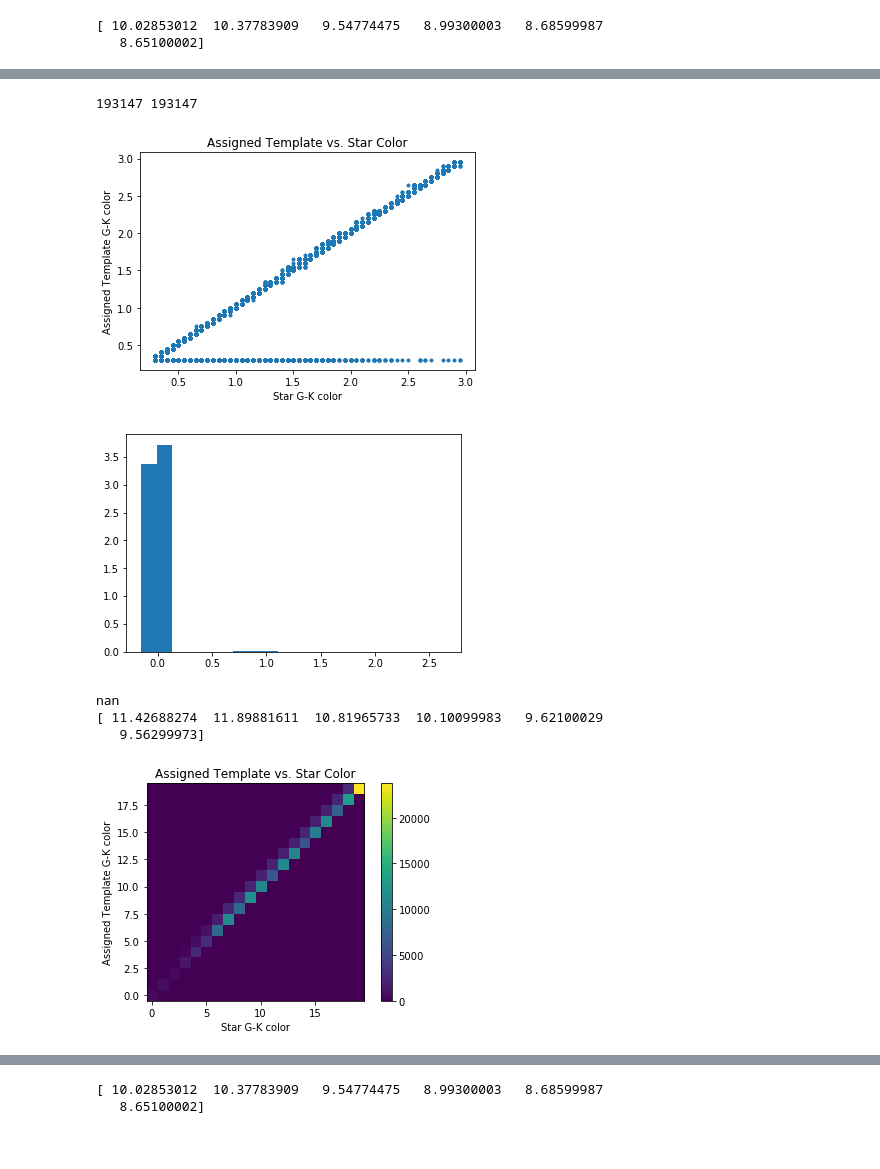
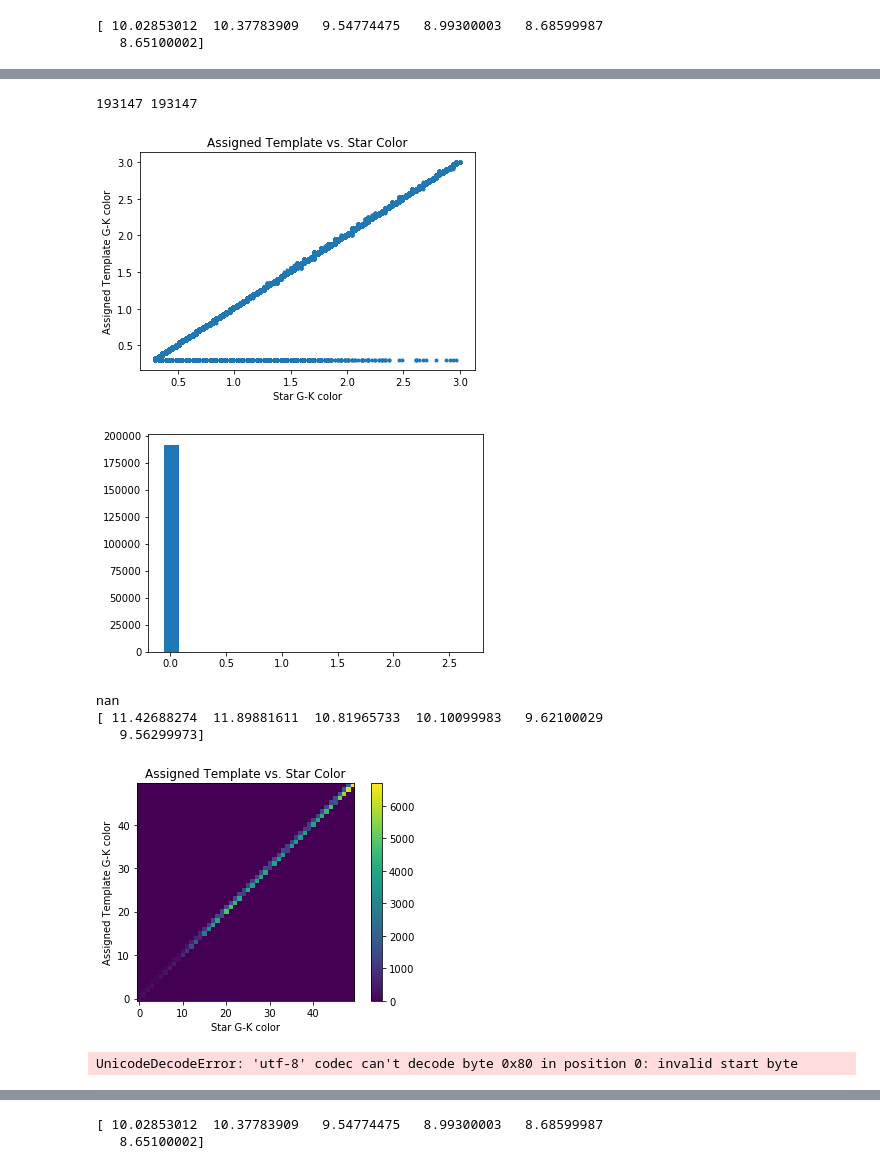
Before and after one commit to leemundy/GAIA, a Jupyter notebook: Work-Areas/khall/notebook/Data/StarFitting.ipynb, the cells around one changed output, grey strips where cells are left out. Cells and saved outputs as stored; diff of their text form; code cells hidden in the pictures.

```diff
--- a/Work-Areas/khall/notebook/Data/StarFitting.ipynb
+++ b/Work-Areas/khall/notebook/Data/StarFitting.ipynb
@@ -402,7 +401,7 @@ new_Jmag = np.array(new_Jmag)
 new_Hmag = np.array(new_Hmag)
 new_Kmag = np.array(new_Kmag)
 
-colors = np.arange(0.3,3,0.05) # EDIT THIS TO USE DESIRED NUMBER OF COLORS
+colors = np.arange(0.3,3,0.07) # EDIT THIS TO USE DESIRED NUMBER OF COLORS
 #color = ColorClassification(new_Gmag,new_Kmag,colors)
 color = ColorClassification(Gmag,Kmag,colors)
 
@@ -496,18 +498,0 @@ print(fit)
-# %%
-wvl2 = [354,420,477,623,677,763,913,1250,1650,2170]
-y = color_mags[9,:][~np.isnan(color_mags[9,:])]
-new_wvl2 = []
-for i in range(len(color_mags[3])):
-    if(str(color_mags[2,i]) != 'nan'):
-        new_wvl2.append(wvl2[i])
-x = new_wvl2
-
-starBands = np.array(starBands)
-new_wvl2 = np.array(new_wvl2)
-plt.plot(x,y,color='black')
-plt.plot(x,new_starBands)
-plt.show()
-
-
-print(Gmag[5]-Kmag[5])
-print(colors[6])
@@ -518,14 +498,0 @@ print(colors[6])
-# %%
-wvl2 = [354,420,477,623,677,763,913,1250,1650,2170]
-y = color_mags[7,:][~np.isnan(color_mags[7,:])]
-new_wvl2 = []
-for i in range(len(color_mags[6])):
-    if(str(color_mags[6,i]) != 'nan'):
-        new_wvl2.append(wvl2[i])
-x = new_wvl2
-
-starBands = np.array(starBands)
-new_wvl2 = np.array(new_wvl2)
-plt.plot(x,y)
-plt.plot(x,new_starBands)
-plt.show()
@@ -548,6 +513,7 @@ print(all_starBands[0])
 # %%
 star_bin_vals = []
 temp_bin_vals = []
+red_Chi2_vals = []
 
 for i in range(len(all_starBands)):
 
@@ -555,9 +521,9 @@ for i in range(len(all_starBands)):
     starBands = starBands[~np.isnan(starBands)]
     if(len(starBands) == len(all_starBands[0])):
         #starBands = np.array(starBands)
-        fit, new_starBand = StarFitting(starBands,color_mags,color_std)
+        fit, new_starBand, red_Chi2 = StarFitting(starBands,color_mags,color_std)
         temp_bin_vals.append(colors[fit])
-
+        red_Chi2_vals.append(red_Chi2)
         diff_vals = []
         for j in range(len(colors)):
             diff = abs(colors[j] - new_starBand[4])
@@ -571,37 +847,52 @@ for i in range(len(all_starBands)):
 # %%
 print(len(star_bin_vals),len(temp_bin_vals))
 
 star_bin_vals = np.array(star_bin_vals)
 temp_bin_vals = np.array(temp_bin_vals)
 plt.plot(star_bin_vals,temp_bin_vals,'.')
 plt.title('Assigned Template vs. Star Color')
 plt.xlabel('Star G-K color')
 plt.ylabel('Assigned Template G-K color')
 plt.show()
 
+
+
 difference = star_bin_vals-temp_bin_vals
 
-plt.hist(difference,20,normed=True)
+bins_05 = plt.hist(difference,20)
 plt.show()
 
 print(Gmag[5704] - Kmag[5704])
 print(all_starBands[5705])
 
-heatmap, xedges, yedges = np.histogram2d(star_bin_vals, temp_bin_vals, bins=20)
+heatmap, xedges, yedges = np.histogram2d(star_bin_vals, temp_bin_vals, bins=50)
 plt.imshow(heatmap.T, origin='lower')
 plt.title('Assigned Template vs. Star Color')
 plt.xlabel('Star G-K color')
 plt.ylabel('Assigned Template G-K color')
 plt.colorbar()
 plt.show()
 # %% [output]
 193147 193147
-[figure, old version]
+[figure, new version]
-[figure, old version]
+[figure, new version]
 nan
 [ 11.42688274  11.89881611  10.81965733  10.10099983   9.62100029
    9.56299973]
-[figure, old version]
+[figure, new version]
+# %%
+# import pickle
+
+
+# with open('03_variables.pkl', 'wb') as f:  # Python 3: open(..., 'wb')
+#     pickle.dump([red_Chi2_vals_03, star_bin_vals_03, temp_bin_vals_03], f)
+
+
+
+with open('03_variables.pkl') as f:  # Python 3: open(..., 'rb')
+    red_Chi2_vals_03, star_bin_vals_03, temp_bin_vals_03 = pickle.load(f)
+# %% [output]
+UnicodeDecodeError: 'utf-8' codec can't decode byte 0x80 in position 0: invalid start byte
 # %%
 Dist = 1000./plx
 
```
Also changed, not shown: parts of 20 cells of this notebook.
